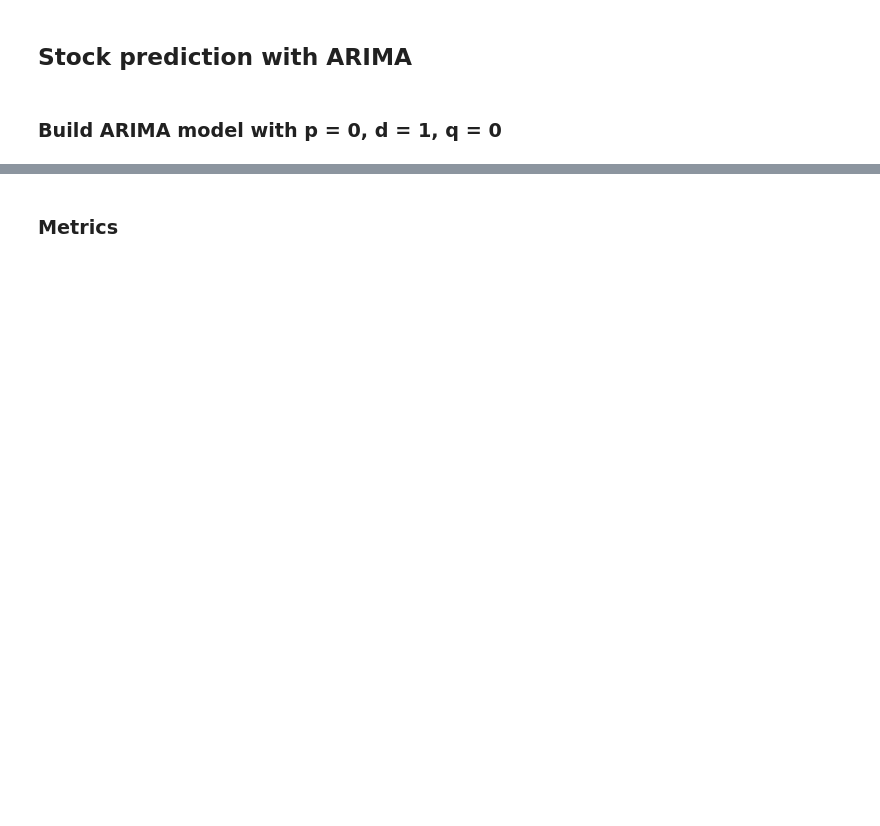
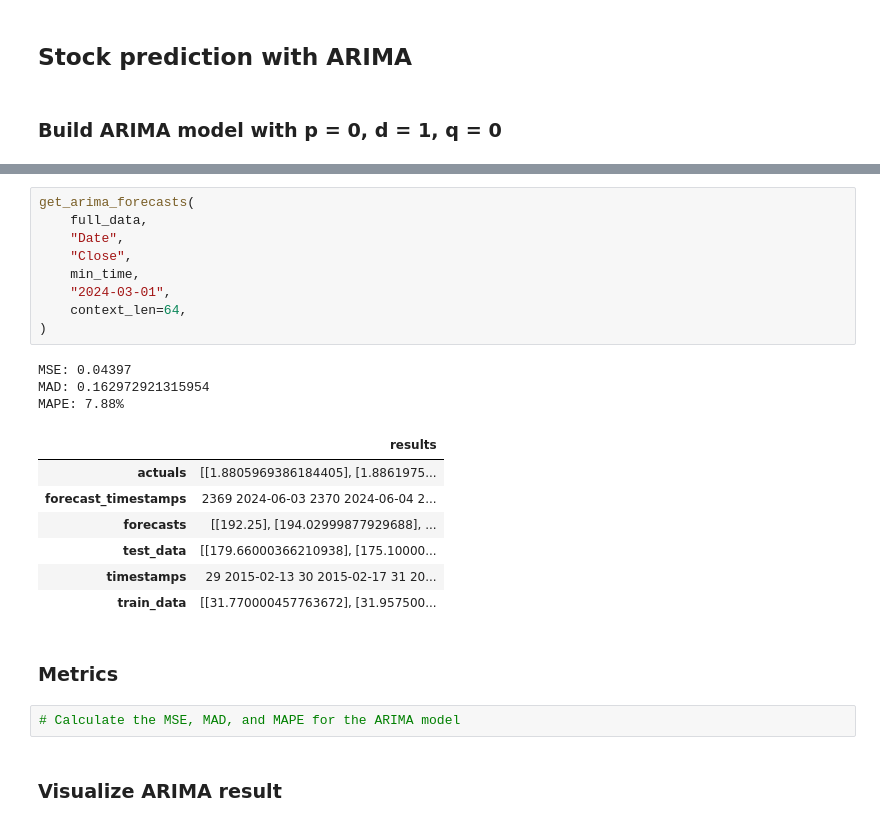
Before and after one commit to songthao1610/FinPortOpt, a Jupyter notebook: stock_model.ipynb, the cells around one changed output, grey strips where cells are left out. Saved outputs shown, nothing was run; the diff lists cells and outputs as text; blank space fills up the shorter version.

Commit message:
update stock_model.ipynb and utils.py

```diff
--- a/stock_model.ipynb
+++ b/stock_model.ipynb
@@ -389,3 +389,27 @@ def get_arima_forecasts(df, cat_col, formatted_date, target_col,
     return pd.DataFrame(predictions)
+# %%
+get_arima_forecasts(
+	full_data,
+	"Date",
+	"Close",
+	min_time,
+	"2024-03-01",
+	context_len=64,
+)
+# %% [output]
+MSE: 0.04397
+MAD: 0.162972921315954
+MAPE: 7.88%
+|  | results |
+| actuals | [[1.8805969386184405], [1.8861975... |
+| forecast_timestamps | 2369 2024-06-03 2370 2024-06-04 2... |
+| forecasts | [[192.25], [194.02999877929688], ... |
+| test_data | [[179.66000366210938], [175.10000... |
+| timestamps | 29 2015-02-13 30 2015-02-17 31 20... |
+| train_data | [[31.770000457763672], [31.957500... |
 # %% [markdown]
 ### Metrics
+# %%
+# Calculate the MSE, MAD, and MAPE for the ARIMA model
+# %% [markdown]
+### Visualize ARIMA result
```
Also changed, not shown: parts of 8 cells of this notebook, 1 other file.
